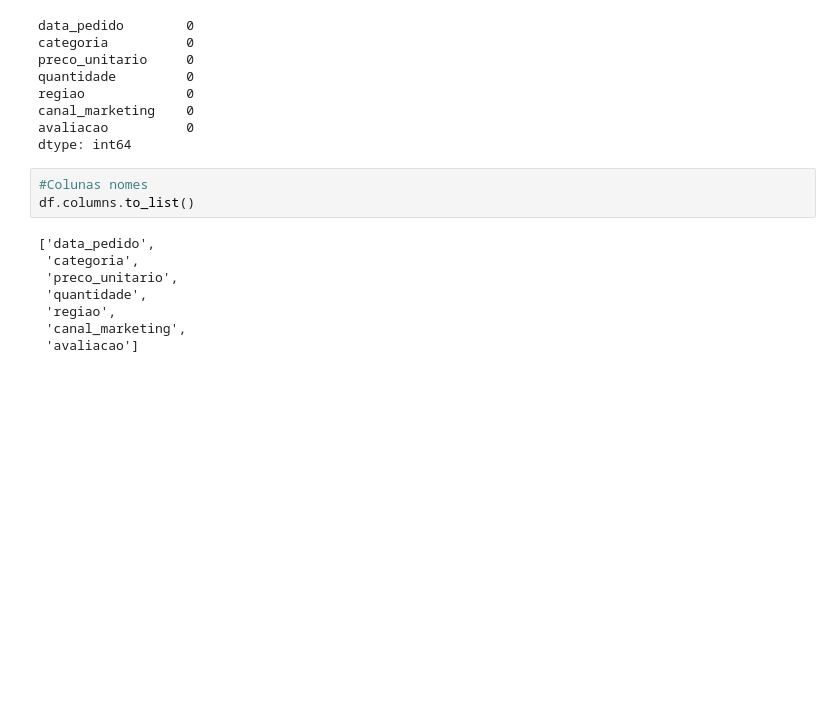
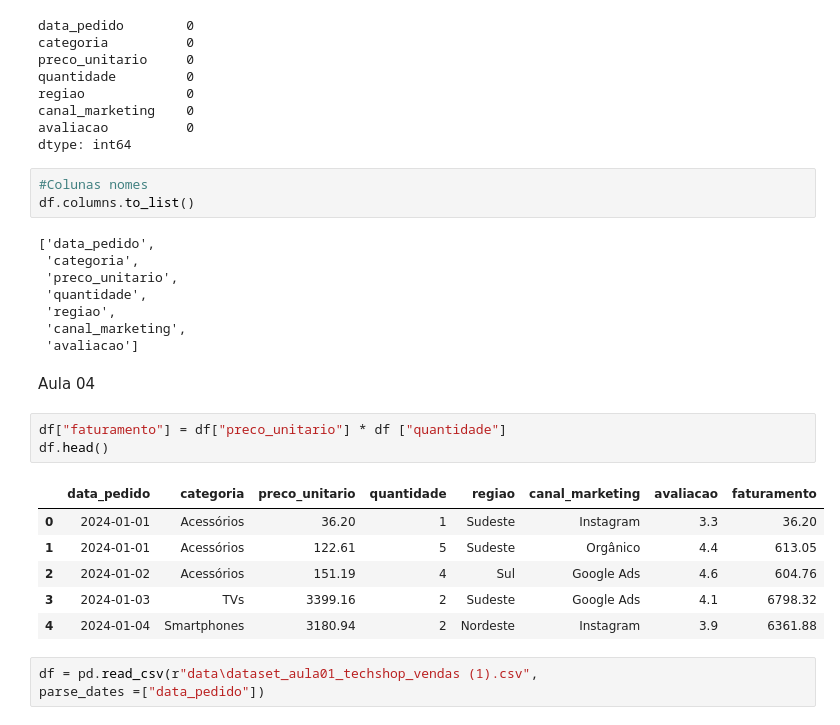
Before and after one commit to IsabellaZamai/TreinamentoDados, a Jupyter notebook: Aula_03.ipynb, the cells around one changed output. Cells and saved outputs as stored; diff of their text form; blank space fills up the shorter version.

```diff
--- a/Aula_03.ipynb
+++ b/Aula_03.ipynb
@@ -252,3 +252,18 @@ df.columns.to_list()
  'regiao',
  'canal_marketing',
  'avaliacao']
+# %% [markdown]
+Aula 04
+# %%
+df["faturamento"] = df["preco_unitario"] * df ["quantidade"]
+df.head()
+# %% [output]
+|  | data_pedido | categoria | preco_unitario | quantidade | regiao | canal_marketing | avaliacao | faturamento |
+| 0 | 2024-01-01 | Acessórios | 36.20 | 1 | Sudeste | Instagram | 3.3 | 36.20 |
+| 1 | 2024-01-01 | Acessórios | 122.61 | 5 | Sudeste | Orgânico | 4.4 | 613.05 |
+| 2 | 2024-01-02 | Acessórios | 151.19 | 4 | Sul | Google Ads | 4.6 | 604.76 |
+| 3 | 2024-01-03 | TVs | 3399.16 | 2 | Sudeste | Google Ads | 4.1 | 6798.32 |
+| 4 | 2024-01-04 | Smartphones | 3180.94 | 2 | Nordeste | Instagram | 3.9 | 6361.88 |
+# %%
+df = pd.read_csv(r"data\dataset_aula01_techshop_vendas (1).csv",
+parse_dates =["data_pedido"])
```
Also changed, not shown: parts of 2 cells of this notebook, 1 other file.
